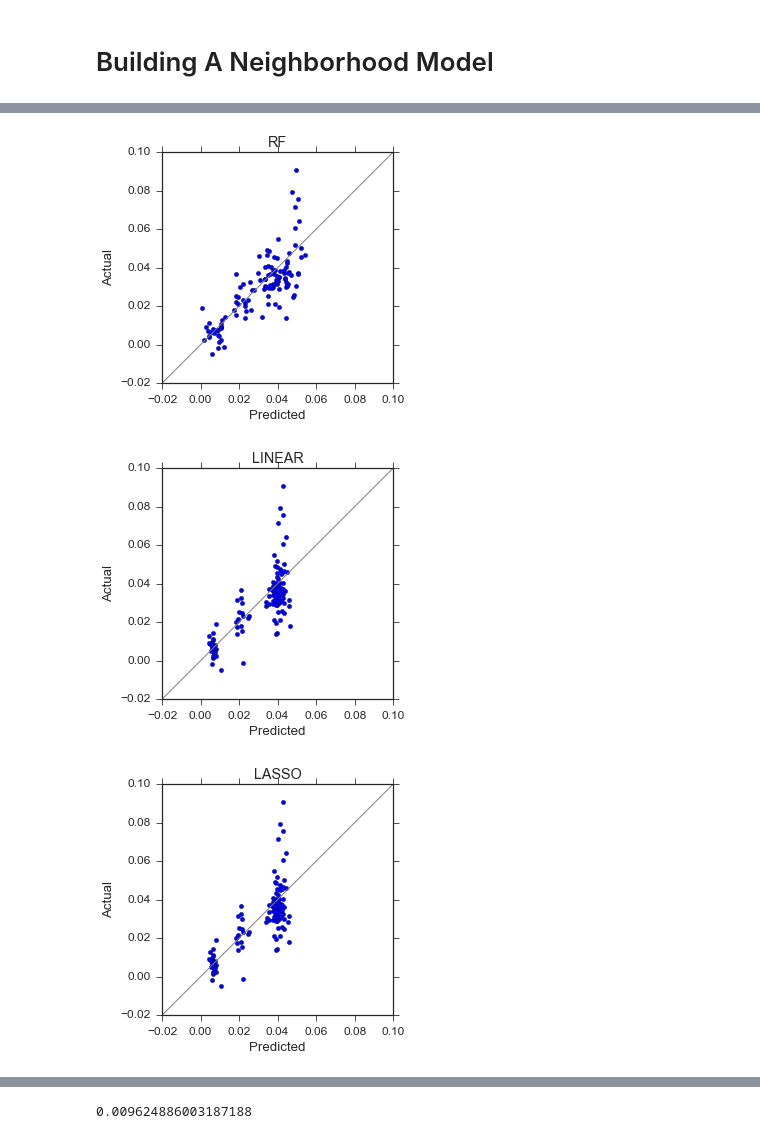
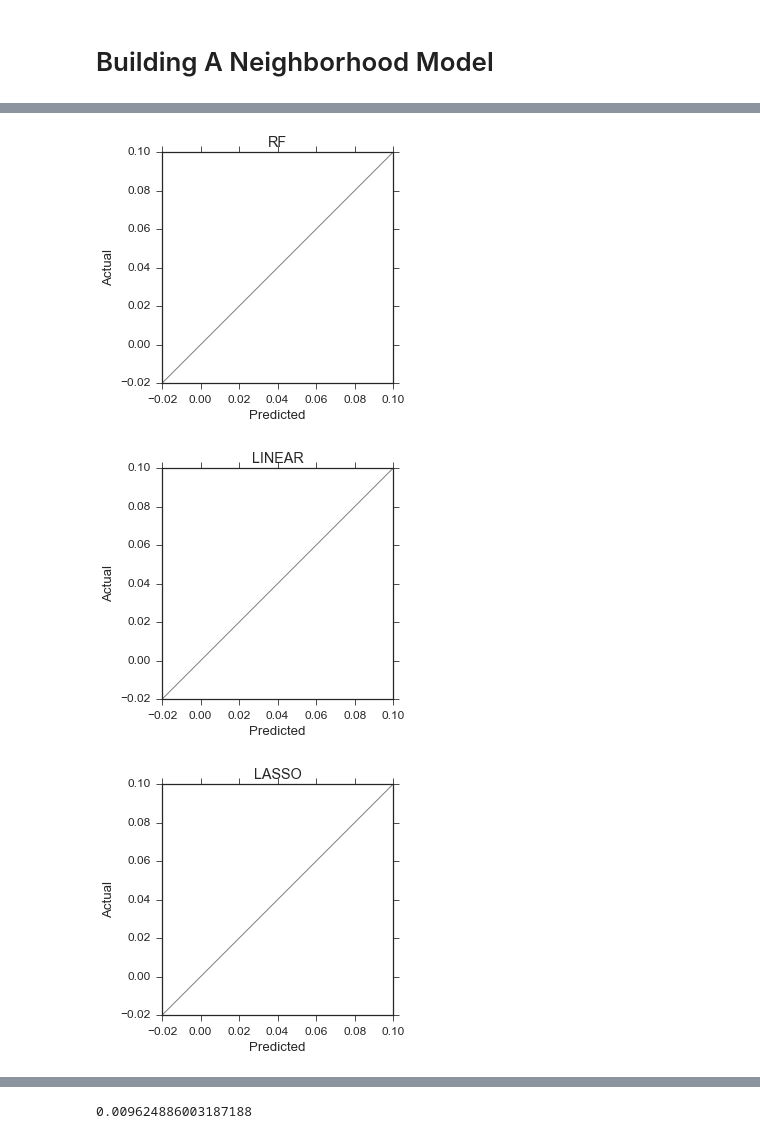
Before and after one commit to franklinmarsh/jac_project, a Jupyter notebook: yelp_zillow.ipynb, the cells around one changed output, grey strips where cells are left out. Cells and saved outputs as stored; diff of their text form; code cells hidden in the pictures.

Commit message:
compute mean_zri and change model to mean_zri

```diff
--- a/yelp_zillow.ipynb
+++ b/yelp_zillow.ipynb
@@ -983,3 +983,5 @@ sns.despine()
 # %%
 #dummify metro area variable
 d['N'] = pd.merge(d['N'], pd.get_dummies(d['N']['state']), left_index = True, right_index = True)
+# %%
+mean_zri = pd.read_csv('neighborhood_mean_zri.csv')
@@ -986,10 +993,12 @@ d['N'] = pd.merge(d['N'], pd.get_dummies(d['N']['state']), left_index = True, ri
 # %%
-d['nm'] = pd.merge(d['N'][['mean_price', 'mean_stars', 'n', 'AZ', 'NV', 'WI', 'NC', 'PA','z_hood']], zri_wls[['zri_slope','z_hood']], on = 'z_hood').dropna()
+#d['nm'] = pd.merge(d['N'][['mean_price', 'mean_stars', 'n', 'AZ', 'NV', 'WI', 'NC', 'PA','z_hood']], zri_wls[['zri_slope','z_hood']], on = 'z_hood').dropna()
+d['nm'] = pd.merge(d['N'][['mean_price', 'mean_stars', 'n', 'AZ', 'NV', 'WI', 'NC', 'PA','z_hood']], mean_zri, on = 'z_hood').dropna()
 # %%
 #smaller feature list
 c_features = d['nm'][['mean_price', 'mean_stars', 'n', 'AZ', 'NV', 'WI', 'NC', 'PA']]
+#c_features = d['nm'][['mean_price', 'mean_stars', 'n']]
 c_null = d['nm'][['AZ', 'NV', 'WI', 'NC', 'PA']]#these are the inputs into the model
-c_response = d['nm'][['zri_slope']] #this is the variable that we are trying to predict
+c_response = d['nm'][['mean_zri']] #this is the variable that we are trying to predict
 # %%
 models = {'LASSO': linear_model.Lasso(alpha = 10E-6),\
          'LINEAR': linear_model.LinearRegression(),\
@@ -1007,7 +1016,7 @@ for sim in range(100):
         train_and_evaluate(models[model], X_train, np.ravel(y_train), verbose = True) #train the model on the data
         print('\n')
 
-    std_errors['yelp'].append(np.std(np.array(models['RF'].predict(X_test)) - y_test['zri_slope']))
+    std_errors['yelp'].append(np.std(np.array(models['RF'].predict(X_test)) - y_test['mean_zri']))
 
 for sim in range(100):
     X_train, X_test, y_train, y_test = train_test_split(c_null, c_response, test_size = 0.50)
@@ -1017,7 +1026,7 @@ for sim in range(100):
         train_and_evaluate(models[model], X_train, np.ravel(y_train), verbose = True) #train the model on the data
         print('\n')
 
-    std_errors['null'].append(np.std(np.array(models['RF'].predict(X_test)) - y_test['zri_slope']))
+    std_errors['null'].append(np.std(np.array(models['RF'].predict(X_test)) - y_test['mean_zri']))
 # %% [output]
 Index([u'mean_price', u'mean_stars', u'n', u'AZ', u'NV', u'WI', u'NC', u'PA'], dtype='object')
 RF:
@@ -1047,15 +1056,26 @@ sns.despine()
 # %%
 for model in models:
     plt.figure()
     plt.title(model)
     plt.scatter(models[model].predict(X_test), y_test)
     plt.xlabel('Predicted')
     plt.ylabel('Actual')
     plt.plot([-0.02,0.10], [-0.02,0.10], lw = 1, c = 'grey')
     plt.xlim(-0.02, 0.10)
     plt.ylim(-0.02, 0.10)
     plt.gca().set_aspect('equal')
+
+for model in models:
+    plt.figure()
+    plt.title(model)
+    plt.scatter(models[model].predict(X_test), y_test)
+    plt.xlabel('Predicted')
+    plt.ylabel('Actual')
+    plt.plot([500,2000], [500,2000], lw = 1, c = 'grey')
+    plt.xlim(500, 2000)
+    plt.ylim(500, 2000)
+    plt.gca().set_aspect('equal')
 # %% [output]
-[figure, old version]
+[figure, new version]
-[figure, old version]
+[figure, new version]
-[figure, old version]
+[figure, new version]
```
Also changed, not shown: parts of 5 cells of this notebook, 2 other files.
